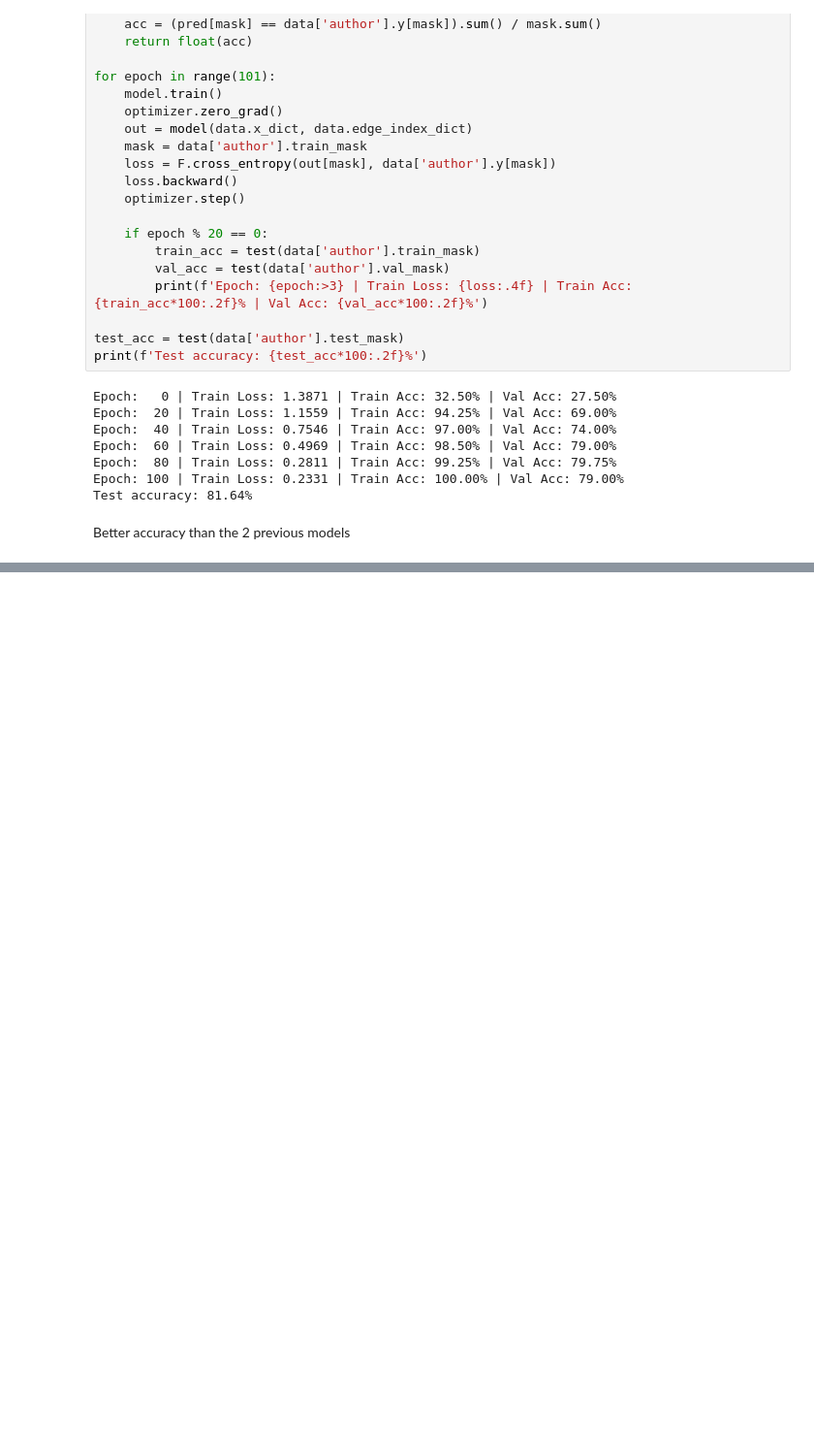
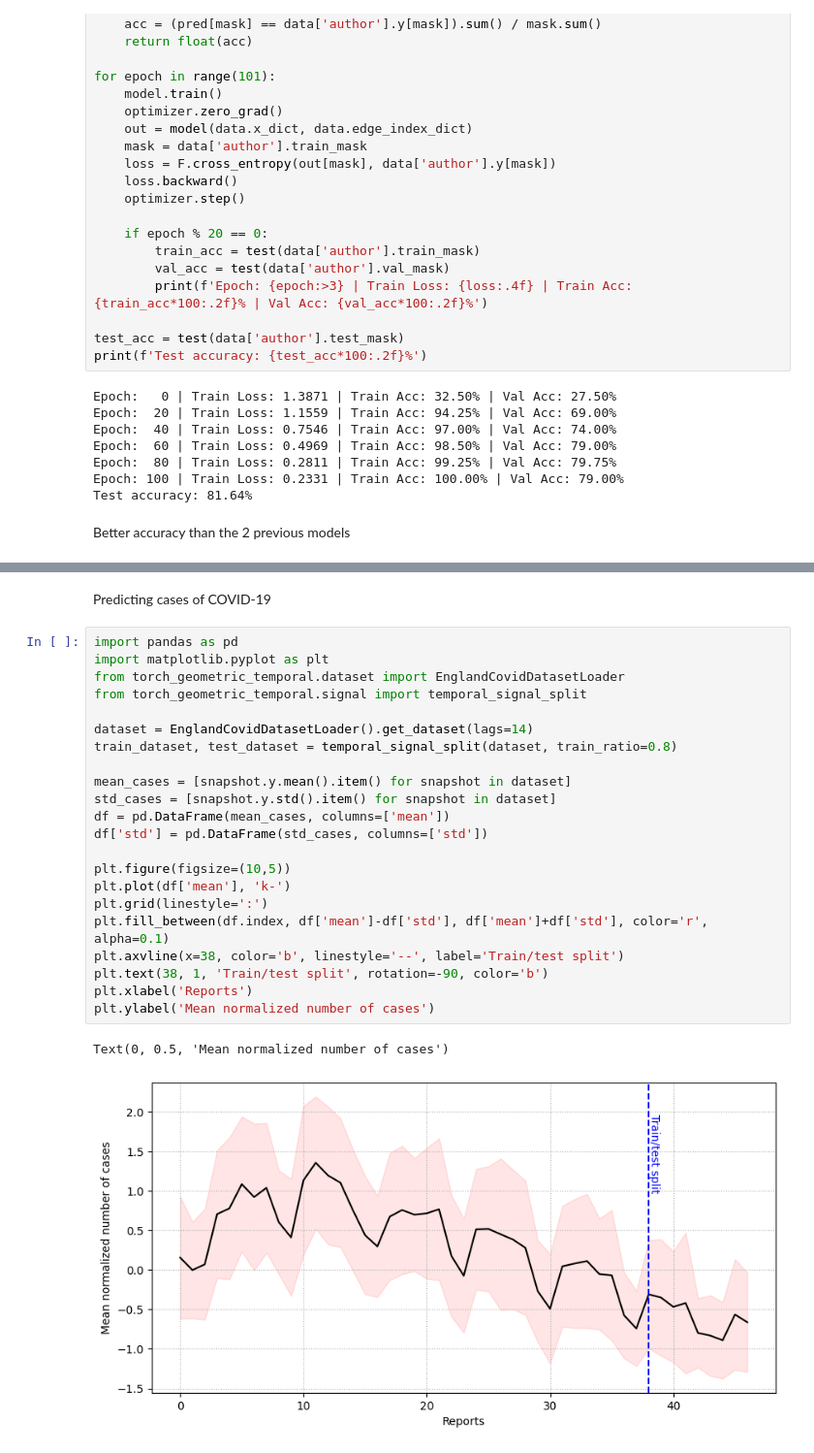
Before and after one commit to ishaanpaul98/Graph-Neural-Network, a Jupyter notebook: Learning/Hands On With GNNs/Part 3/part_3.ipynb, the cells around one changed output, grey strips where cells are left out. Shown at 97% size. Cells and saved outputs as stored; diff of their text form; blank space fills up the shorter version.

```diff
--- a/Learning/Hands On With GNNs/Part 3/part_3.ipynb
+++ b/Learning/Hands On With GNNs/Part 3/part_3.ipynb
@@ -1287,0 +1415,27 @@ Better accuracy than the 2 previous models
+# %% [markdown]
+Predicting cases of COVID-19
+# %%
+import pandas as pd
+import matplotlib.pyplot as plt
+from torch_geometric_temporal.dataset import EnglandCovidDatasetLoader
+from torch_geometric_temporal.signal import temporal_signal_split
+
+dataset = EnglandCovidDatasetLoader().get_dataset(lags=14)
+train_dataset, test_dataset = temporal_signal_split(dataset, train_ratio=0.8)
+
+mean_cases = [snapshot.y.mean().item() for snapshot in dataset]
+std_cases = [snapshot.y.std().item() for snapshot in dataset]
+df = pd.DataFrame(mean_cases, columns=['mean'])
+df['std'] = pd.DataFrame(std_cases, columns=['std'])
+
+plt.figure(figsize=(10,5))
+plt.plot(df['mean'], 'k-')
+plt.grid(linestyle=':')
+plt.fill_between(df.index, df['mean']-df['std'], df['mean']+df['std'], color='r', alpha=0.1)
+plt.axvline(x=38, color='b', linestyle='--', label='Train/test split')
+plt.text(38, 1, 'Train/test split', rotation=-90, color='b')
+plt.xlabel('Reports')
+plt.ylabel('Mean normalized number of cases')
+# %% [output]
+Text(0, 0.5, 'Mean normalized number of cases')
+[figure, added]
```
Also changed, not shown: parts of 19 cells of this notebook.
